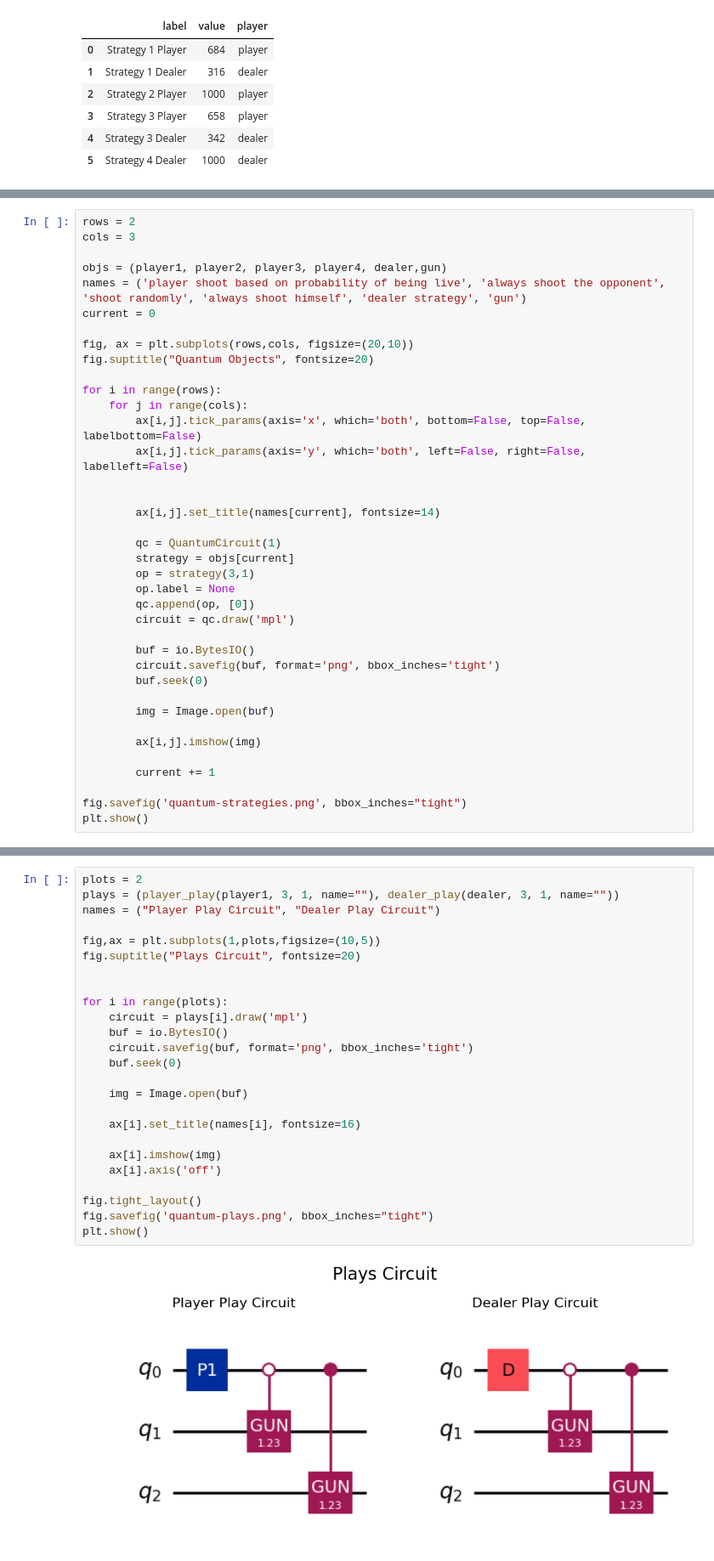
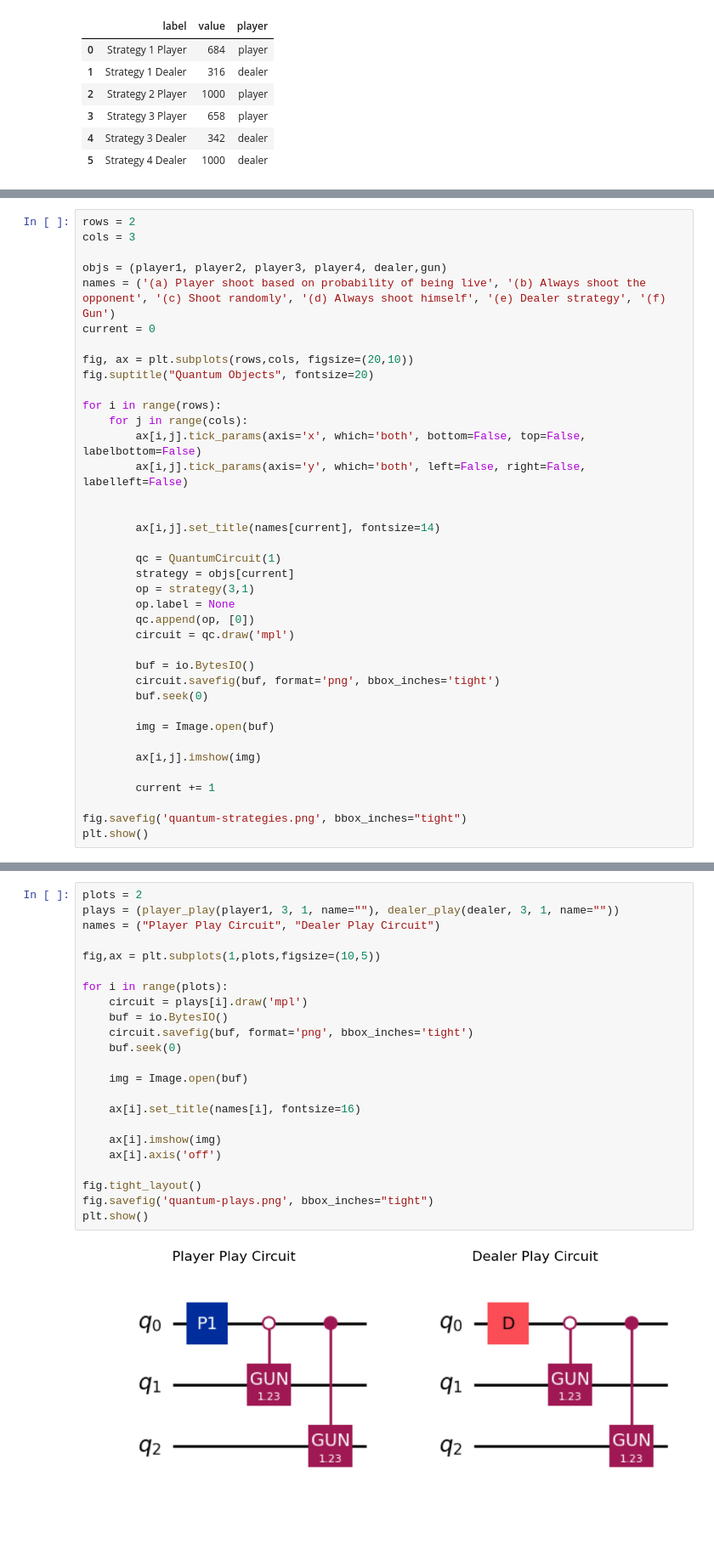
Before and after one commit to Dpbm/qbuck, a Jupyter notebook: buckshot-roulette.ipynb, the cells around one changed output, grey strips where cells are left out. Shown: that part at 85% size. Cells and saved outputs as stored; diff of their text form; blank space fills up the shorter version.

Commit message:
updated plots

```diff
--- a/buckshot-roulette.ipynb
+++ b/buckshot-roulette.ipynb
@@ -605,7 +605,7 @@ rows = 2
 cols = 3
 
 objs = (player1, player2, player3, player4, dealer,gun)
-names = ('player shoot based on probability of being live', 'always shoot the opponent', 'shoot randomly', 'always shoot himself', 'dealer strategy', 'gun')
+names = ('(a) Player shoot based on probability of being live', '(b) Always shoot the opponent', '(c) Shoot randomly', '(d) Always shoot himself', '(e) Dealer strategy', '(f) Gun')
 current = 0
 
 fig, ax = plt.subplots(rows,cols, figsize=(20,10))
@@ -643,27 +643,25 @@ plt.show()
 # %%
 plots = 2
 plays = (player_play(player1, 3, 1, name=""), dealer_play(dealer, 3, 1, name=""))
 names = ("Player Play Circuit", "Dealer Play Circuit")
 
 fig,ax = plt.subplots(1,plots,figsize=(10,5))
-fig.suptitle("Plays Circuit", fontsize=20)
-
 
 for i in range(plots):
     circuit = plays[i].draw('mpl')
     buf = io.BytesIO()
     circuit.savefig(buf, format='png', bbox_inches='tight')
     buf.seek(0)
 
     img = Image.open(buf)
 
     ax[i].set_title(names[i], fontsize=16)
 
     ax[i].imshow(img)
     ax[i].axis('off')
 
 fig.tight_layout()
 fig.savefig('quantum-plays.png', bbox_inches="tight")
 plt.show()
 # %% [output]
-[figure, old version]
+[figure, new version]
```
Also changed, not shown: parts of 2 cells of this notebook, 2 other files.
